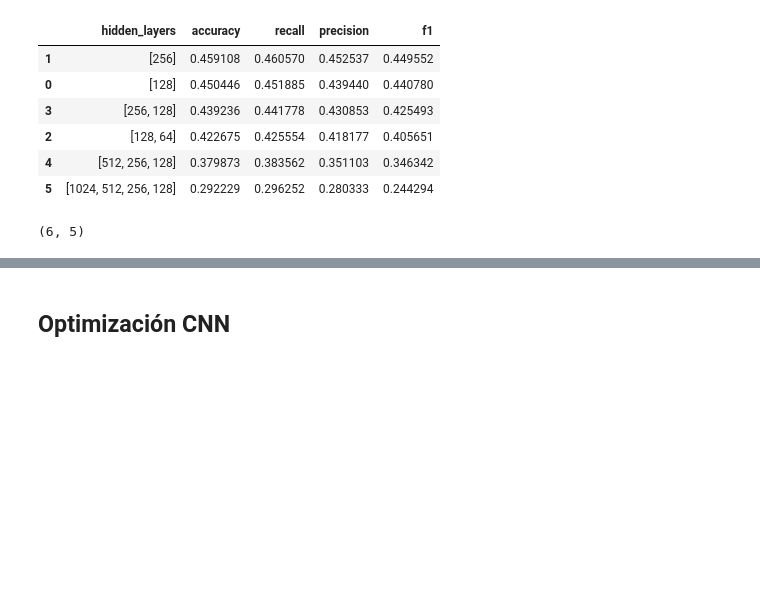
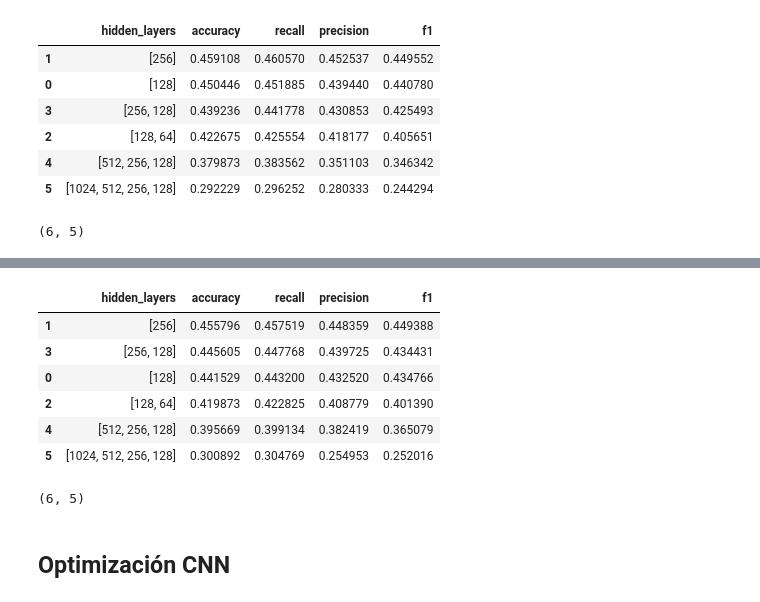
Before and after one commit to AnxoTrillo/lab_redes_neuronais, a Jupyter notebook: CNN_MLP.ipynb, the cells around one changed output, grey strips where cells are left out. Cells and saved outputs as stored; diff of their text form; code cells hidden in the pictures; blank space fills up the shorter version.

```diff
--- a/CNN_MLP.ipynb
+++ b/CNN_MLP.ipynb
@@ -621,3 +773,17 @@ mlp_df.shape
+# %%
+# Mostrar resultados ordenados por accuracy para el entrenamiento 2
+mlp_df_2 = pd.DataFrame(mlp_results_2)
+display(mlp_df_2.sort_values(by="accuracy", ascending=False))
+mlp_df_2.shape
+# %% [output]
+|  | hidden_layers | accuracy | recall | precision | f1 |
+| 1 | [256] | 0.455796 | 0.457519 | 0.448359 | 0.449388 |
+| 3 | [256, 128] | 0.445605 | 0.447768 | 0.439725 | 0.434431 |
+| 0 | [128] | 0.441529 | 0.443200 | 0.432520 | 0.434766 |
+| 2 | [128, 64] | 0.419873 | 0.422825 | 0.408779 | 0.401390 |
+| 4 | [512, 256, 128] | 0.395669 | 0.399134 | 0.382419 | 0.365079 |
+| 5 | [1024, 512, 256, 128] | 0.300892 | 0.304769 | 0.254953 | 0.252016 |
+(6, 5)
 # %% [markdown]
 ## Optimización CNN
 # %%
```
Also changed, not shown: parts of 5 cells of this notebook.
